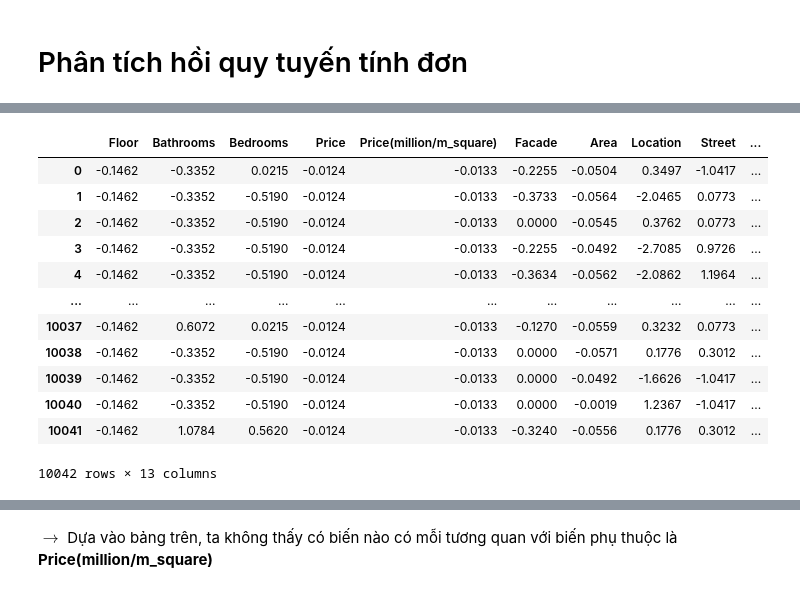
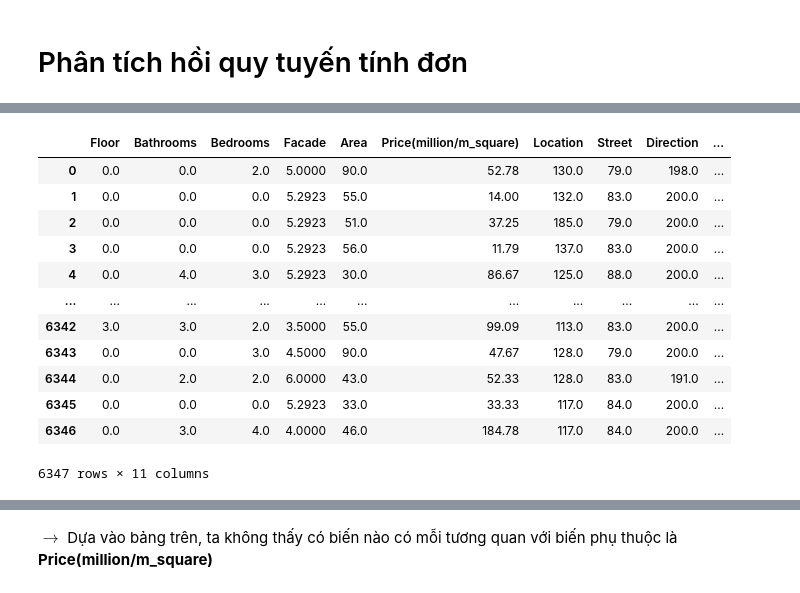
Before and after one commit to HieuTranV/DataVisualization, a Jupyter notebook: LabCK/Preprocessing.ipynb, the cells around one changed output, grey strips where cells are left out. Drawn from its saved outputs; the diff is of its cells as text; code cells hidden in the pictures.

```diff
--- a/LabCK/Preprocessing.ipynb
+++ b/LabCK/Preprocessing.ipynb
@@ -489,0 +491,5 @@ Successfully installed category-encoders-2.2.2
+# %%
+types = ['Nhà ở', 'Chung cư', 'Chung cư mini', 'Nhà cấp 4']
+house = new_data.loc[(new_data['Type']).isin(types)]
+house.drop(['Price', 'Saler'], axis=1, inplace=True)
+house.head(2)
@@ -490,3 +500,6 @@ Successfully installed category-encoders-2.2.2
+# %%
+num_col = ['Area', 'Facade', 'Floor', 'Bathrooms', 'Bedrooms', 'Price(million/m_square)']
+cate_col = ['Location', 'Street', 'Direction', 'Type', 'Legal Doc']
 # %%
 class MyLEncoder():
     def __init__(self, key=[]):
@@ -536,6 +548,6 @@ ColumnTransformer(transformers=[('num',
 # %%
-p = Pipeline(steps=[('transfer', transfer), ('scale', StandardScaler())])
-# p = Pipeline(steps=[('transfer', transfer)])
+# p = Pipeline(steps=[('transfer', transfer), ('scale', StandardScaler())])
+p = Pipeline(steps=[('transfer', transfer)])
 p
 # %% [output]
 Pipeline(steps=[('transfer',
@@ -569,20 +570,20 @@ new_data.head()
 # %%
-a = p.fit_transform(new_data).round(4)
+a = p.fit_transform(house).round(4)
 scale_df = pd.DataFrame(a, columns = ['Floor', 'Bathrooms', 'Bedrooms'] + rem_num_col+ cate_col)
 scale_df
 # %% [output]
-|  | Floor | Bathrooms | Bedrooms | Price | Price(million/m_square) | Facade | Area | Location | Street | ... |
-| 0 | -0.1462 | -0.3352 | 0.0215 | -0.0124 | -0.0133 | -0.2255 | -0.0504 | 0.3497 | -1.0417 | ... |
-| 1 | -0.1462 | -0.3352 | -0.5190 | -0.0124 | -0.0133 | -0.3733 | -0.0564 | -2.0465 | 0.0773 | ... |
-| 2 | -0.1462 | -0.3352 | -0.5190 | -0.0124 | -0.0133 | 0.0000 | -0.0545 | 0.3762 | 0.0773 | ... |
-| 3 | -0.1462 | -0.3352 | -0.5190 | -0.0124 | -0.0133 | -0.2255 | -0.0492 | -2.7085 | 0.9726 | ... |
-| 4 | -0.1462 | -0.3352 | -0.5190 | -0.0124 | -0.0133 | -0.3634 | -0.0562 | -2.0862 | 1.1964 | ... |
+|  | Floor | Bathrooms | Bedrooms | Facade | Area | Price(million/m_square) | Location | Street | Direction | ... |
+| 0 | 0.0 | 0.0 | 2.0 | 5.0000 | 90.0 | 52.78 | 130.0 | 79.0 | 198.0 | ... |
+| 1 | 0.0 | 0.0 | 0.0 | 5.2923 | 55.0 | 14.00 | 132.0 | 83.0 | 200.0 | ... |
+| 2 | 0.0 | 0.0 | 0.0 | 5.2923 | 51.0 | 37.25 | 185.0 | 79.0 | 200.0 | ... |
+| 3 | 0.0 | 0.0 | 0.0 | 5.2923 | 56.0 | 11.79 | 137.0 | 83.0 | 200.0 | ... |
+| 4 | 0.0 | 4.0 | 3.0 | 5.2923 | 30.0 | 86.67 | 125.0 | 88.0 | 200.0 | ... |
 | ... | ... | ... | ... | ... | ... | ... | ... | ... | ... | ... |
-| 10037 | -0.1462 | 0.6072 | 0.0215 | -0.0124 | -0.0133 | -0.1270 | -0.0559 | 0.3232 | 0.0773 | ... |
-| 10038 | -0.1462 | -0.3352 | -0.5190 | -0.0124 | -0.0133 | 0.0000 | -0.0571 | 0.1776 | 0.3012 | ... |
-| 10039 | -0.1462 | -0.3352 | -0.5190 | -0.0124 | -0.0133 | 0.0000 | -0.0492 | -1.6626 | -1.0417 | ... |
-| 10040 | -0.1462 | -0.3352 | -0.5190 | -0.0124 | -0.0133 | 0.0000 | -0.0019 | 1.2367 | -1.0417 | ... |
-| 10041 | -0.1462 | 1.0784 | 0.5620 | -0.0124 | -0.0133 | -0.3240 | -0.0556 | 0.1776 | 0.3012 | ... |
+| 6342 | 3.0 | 3.0 | 2.0 | 3.5000 | 55.0 | 99.09 | 113.0 | 83.0 | 200.0 | ... |
+| 6343 | 0.0 | 0.0 | 3.0 | 4.5000 | 90.0 | 47.67 | 128.0 | 79.0 | 200.0 | ... |
+| 6344 | 0.0 | 2.0 | 2.0 | 6.0000 | 43.0 | 52.33 | 128.0 | 83.0 | 191.0 | ... |
+| 6345 | 0.0 | 0.0 | 0.0 | 5.2923 | 33.0 | 33.33 | 117.0 | 84.0 | 200.0 | ... |
+| 6346 | 0.0 | 3.0 | 4.0 | 4.0000 | 46.0 | 184.78 | 117.0 | 84.0 | 200.0 | ... |
-10042 rows × 13 columns
+6347 rows × 11 columns
 # %%
 y = scale_df['Price(million/m_square)']
```
Also changed, not shown: parts of 21 cells of this notebook.
